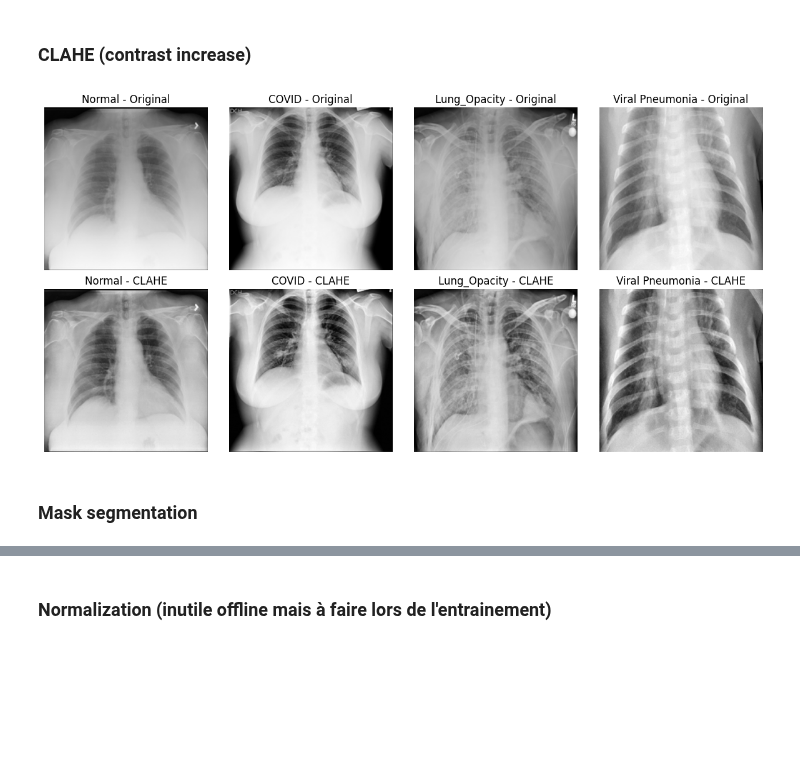
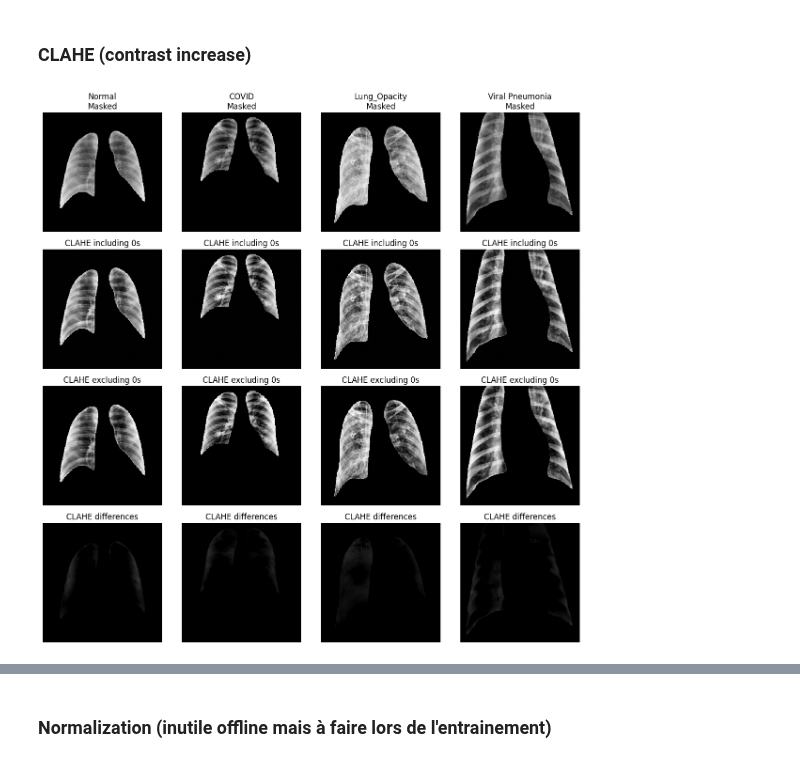
Before and after one commit to edoduc/Analysis-of-COVID-19-Chest-X-rays, a Jupyter notebook: notebooks/data_pre-processing.ipynb, the cells around one changed output, grey strips where cells are left out. Drawn from its saved outputs; the diff is of its cells as text; code cells hidden in the pictures; blank space fills up the shorter version.

Commit message:
data visualisation and pre-processing upgraded

```diff
--- a/notebooks/data_pre-processing.ipynb
+++ b/notebooks/data_pre-processing.ipynb
@@ -12,7 +12,8 @@ SEED = 42
 # %% [markdown]
 ### Paths
 # %%
-RAW_DATA_DIR = "../data/raw/COVID-19_Radiography_Dataset"
+RAW_DATA_DIR = "../data/raw"
+# RAW_DATA_DIR = "../data/raw/COVID-19_Radiography_Dataset"
 PADDED_DATA_DIR = "../data/padded"
 
 CLASSES = [
@@ -101,34 +261,56 @@ show_premoval_examples()
 # %%
 def apply_clahe(image):
     image_uint8 = image.astype(np.uint8)
-    clahe = cv2.createCLAHE( clipLimit=2.0, tileGridSize=(8, 8))
+    clahe = cv2.createCLAHE(clipLimit=2.0, tileGridSize=(8, 8))
     return clahe.apply(image_uint8).astype(np.float32)
+
+def apply_clahe_nonzero(image):
+    image_uint8 = image.astype(np.uint8)
+    mask = image_uint8 > 0
+    result = np.zeros_like(image_uint8)
+    if np.any(mask):
+        pixels = image_uint8[mask]
+        # CLAHE nécessite une image 2D
+        pixels_img = pixels.reshape(-1, 1)
+        clahe = cv2.createCLAHE(clipLimit=2.0, tileGridSize=(8, 8))
+
+        pixels_clahe = clahe.apply(pixels_img).flatten()
+        result[mask] = pixels_clahe
+    return result.astype(np.float32)
 
 
 def show_clahe_examples():
-    fig, axs = plt.subplots(2, 4, figsize=(12, 6))
+    fig, axs = plt.subplots(4, 4, figsize=(12, 12))
     for i, cls in enumerate(CLASSES):
         image_dir = os.path.join(RAW_DATA_DIR, cls, "images")
+        mask_dir = os.path.join(RAW_DATA_DIR, cls, "masks")
         random.seed(SEED)
         image_name = random.choice(os.listdir(image_dir))
         image_path = os.path.join(image_dir, image_name)
+        mask_path = os.path.join(mask_dir, image_name)
         image = load_image(image_path)
-        clahe_image = apply_clahe(image)
+        image = apply_clahe(image)
+        mask = load_mask(mask_path)
+        masked_image = apply_lung_mask(image, mask)
+        clahe_image = apply_clahe(masked_image)
+        clahe_non_zero_image = apply_clahe_nonzero(masked_image)
 
-        axs[0, i].imshow(image, cmap="gray")
-        axs[0, i].set_title(f"{cls} - Original")
+        axs[0, i].imshow(masked_image, cmap="gray")
+        axs[0, i].set_title(f"{cls}\nMasked")
         axs[1, i].imshow(clahe_image, cmap="gray")
-        axs[1, i].set_title(f"{cls} - CLAHE")
+        axs[1, i].set_title("CLAHE including 0s")
+        axs[2, i].imshow(clahe_non_zero_image, cmap="gray")
+        axs[2, i].set_title("CLAHE excluding 0s")
+        axs[3, i].imshow(clahe_non_zero_image - clahe_image, cmap="gray", vmin=0, vmax=255)
+        axs[3, i].set_title("CLAHE differences")
 
     for ax in axs.flat:
         ax.axis("off")
 
     plt.tight_layout()
     plt.show()
 
 
 show_clahe_examples()
 # %% [output]
-[figure, old version]
+[figure, new version]
-# %% [markdown]
-### Mask segmentation
```
Also changed, not shown: parts of 10 cells of this notebook, 32 other files.
